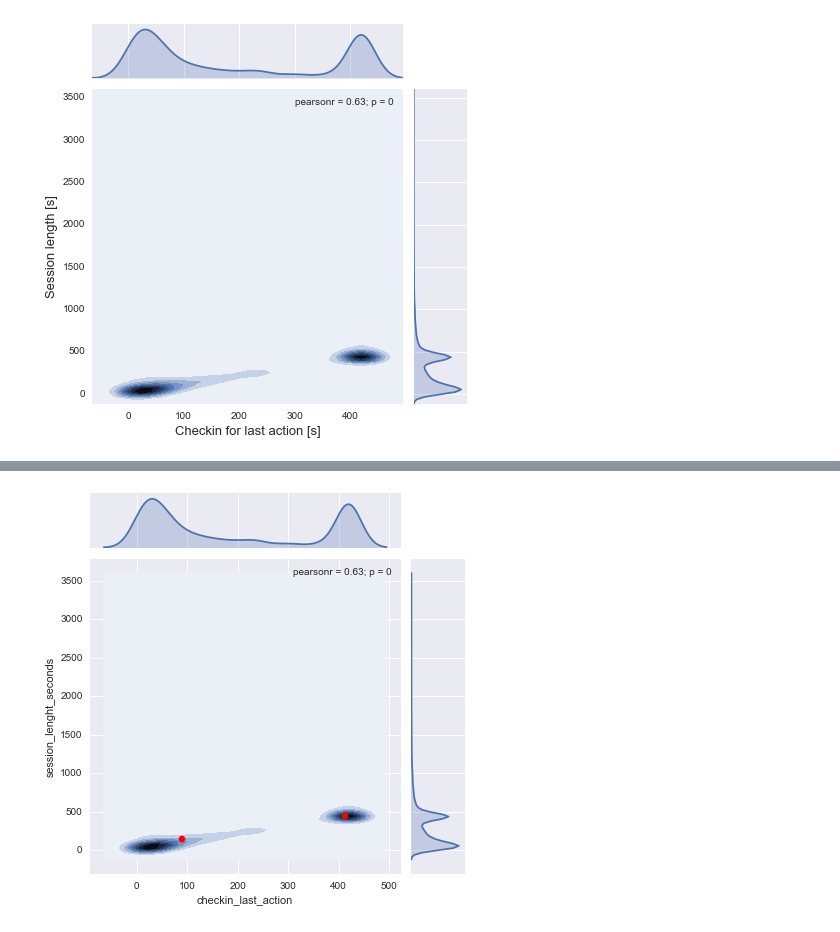
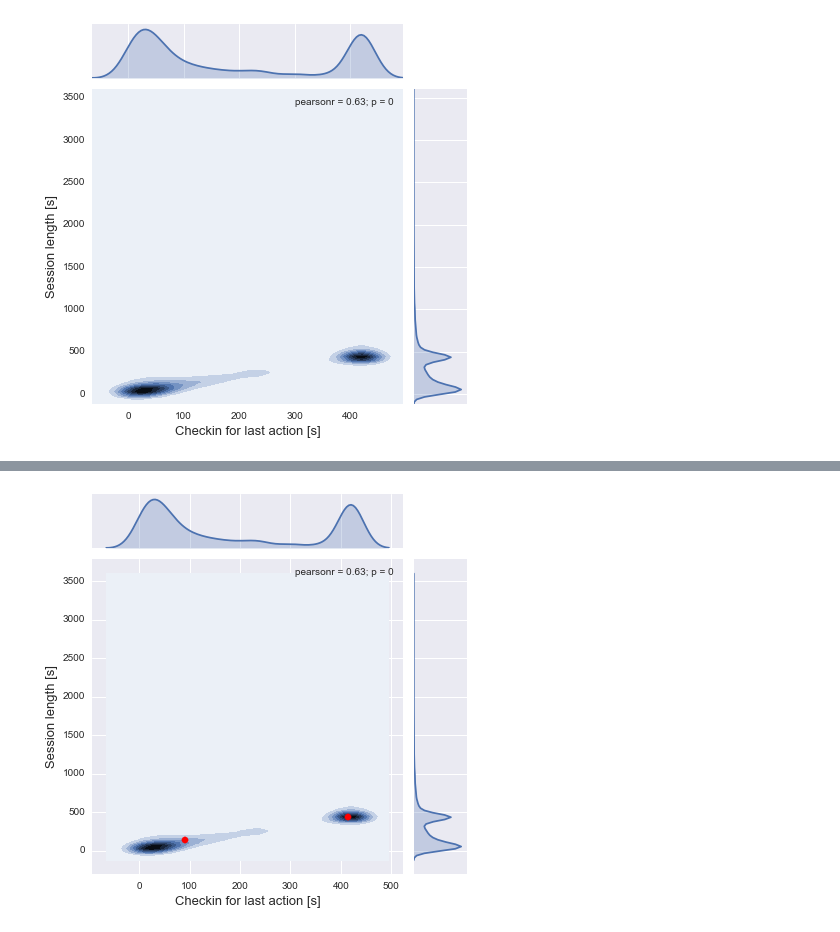
Before and after one commit to samia81/Wikipedia-Users, a Jupyter notebook: Wikipedia_datachallenge.ipynb, the cells around one changed output, grey strips where cells are left out. Saved outputs shown, nothing was run; the diff lists cells and outputs as text; code cells hidden in the pictures.

```diff
--- a/Wikipedia_datachallenge.ipynb
+++ b/Wikipedia_datachallenge.ipynb
@@ -401,10 +378,13 @@ plt.show()
 # %%
 g = (sns.jointplot(x="checkin_last_action", y="session_lenght_seconds",
                    data=s, kind="kde")
          .plot_joint(sns.kdeplot, zorder=0, n_levels=6))
+g.set_axis_labels("Checkin for last action [s]", "Session length [s]", size=13);
 
 for pair in kmeans.cluster_centers_[0:2]:
     plt.scatter(pair[0],pair[1], s=40, color='red')
 plt.show()
+
+plt.show()
 # %% [output]
-[figure, old version]
+[figure, new version]
```
Also changed, not shown: parts of 6 cells of this notebook.
